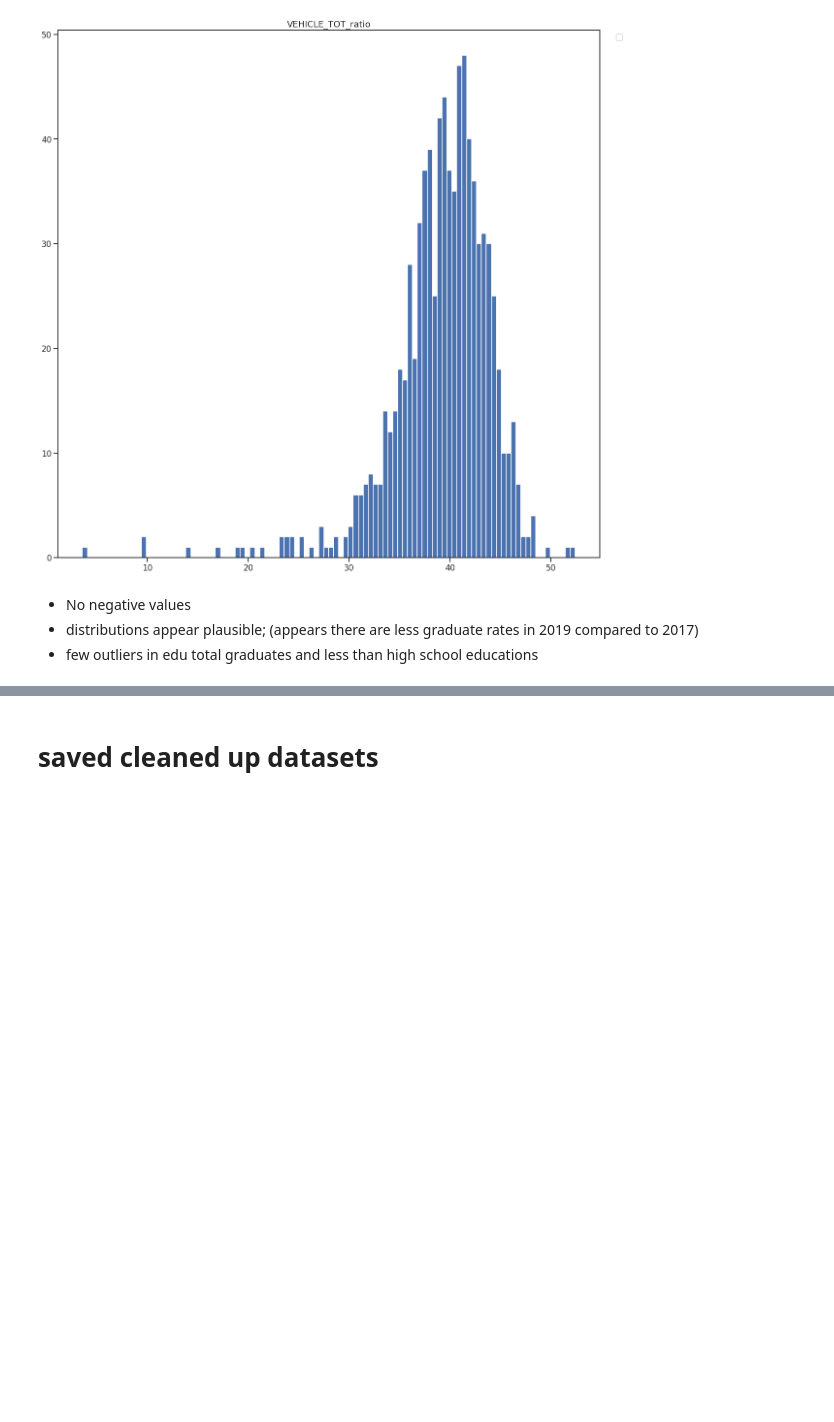
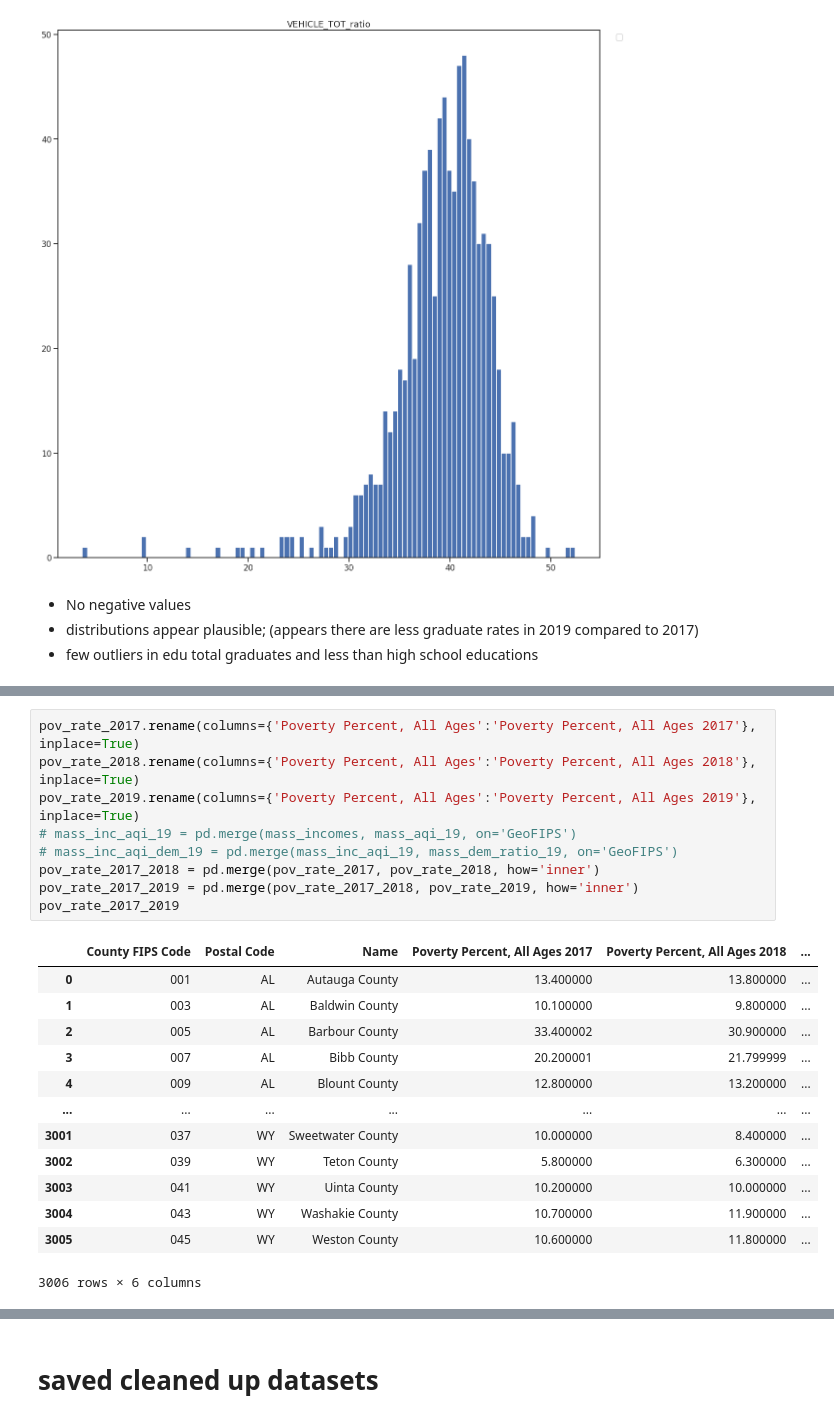
Before and after one commit to willkchan/Pollution-Forecast, a Jupyter notebook: src/preparation/Data_Wrangling7.ipynb, the cells around one changed output, grey strips where cells are left out. Cells and saved outputs as stored; diff of their text form; blank space fills up the shorter version.

```diff
--- a/src/preparation/Data_Wrangling7.ipynb
+++ b/src/preparation/Data_Wrangling7.ipynb
@@ -1061,0 +1066,23 @@ No handles with labels found to put in legend.
+# %%
+pov_rate_2017.rename(columns={'Poverty Percent, All Ages':'Poverty Percent, All Ages 2017'}, inplace=True)
+pov_rate_2018.rename(columns={'Poverty Percent, All Ages':'Poverty Percent, All Ages 2018'}, inplace=True)
+pov_rate_2019.rename(columns={'Poverty Percent, All Ages':'Poverty Percent, All Ages 2019'}, inplace=True)
+# mass_inc_aqi_19 = pd.merge(mass_incomes, mass_aqi_19, on='GeoFIPS')
+# mass_inc_aqi_dem_19 = pd.merge(mass_inc_aqi_19, mass_dem_ratio_19, on='GeoFIPS')
+pov_rate_2017_2018 = pd.merge(pov_rate_2017, pov_rate_2018, how='inner')
+pov_rate_2017_2019 = pd.merge(pov_rate_2017_2018, pov_rate_2019, how='inner')
+pov_rate_2017_2019
+# %% [output]
+|  | County FIPS Code | Postal Code | Name | Poverty Percent, All Ages 2017 | Poverty Percent, All Ages 2018 | ... |
+| 0 | 001 | AL | Autauga County | 13.400000 | 13.800000 | ... |
+| 1 | 003 | AL | Baldwin County | 10.100000 | 9.800000 | ... |
+| 2 | 005 | AL | Barbour County | 33.400002 | 30.900000 | ... |
+| 3 | 007 | AL | Bibb County | 20.200001 | 21.799999 | ... |
+| 4 | 009 | AL | Blount County | 12.800000 | 13.200000 | ... |
+| ... | ... | ... | ... | ... | ... | ... |
+| 3001 | 037 | WY | Sweetwater County | 10.000000 | 8.400000 | ... |
+| 3002 | 039 | WY | Teton County | 5.800000 | 6.300000 | ... |
+| 3003 | 041 | WY | Uinta County | 10.200000 | 10.000000 | ... |
+| 3004 | 043 | WY | Washakie County | 10.700000 | 11.900000 | ... |
+| 3005 | 045 | WY | Weston County | 10.600000 | 11.800000 | ... |
+3006 rows × 6 columns
```
Also changed, not shown: parts of 8 cells of this notebook.
